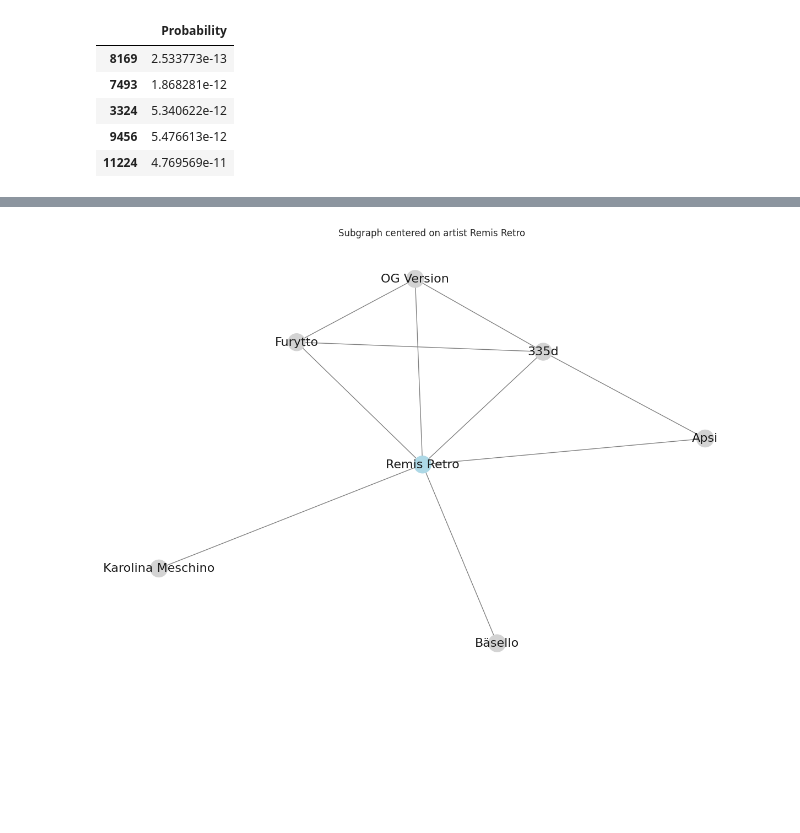
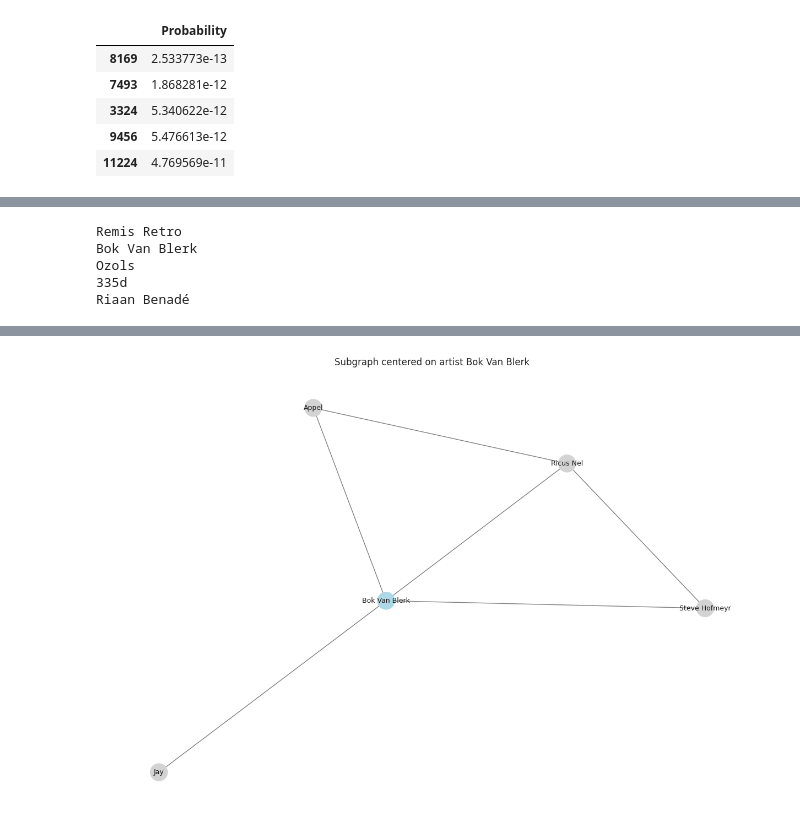
Before and after one commit to Jacky-KH-MOK/MSBD5008_PROJECT, a Jupyter notebook: PROJECT_CODE_Predict.ipynb, the cells around one changed output, grey strips where cells are left out. Cells and saved outputs as stored; diff of their text form; code cells hidden in the pictures; blank space fills up the shorter version.

```diff
--- a/PROJECT_CODE_Predict.ipynb
+++ b/PROJECT_CODE_Predict.ipynb
@@ -506,4 +536,14 @@ show_artist(reverse_mapping[259])
+# %%
+for id in [8169, 7493, 3324, 9456, 11224]:
+    idx = reverse_mapping[id]
+    print(selected_nodes.query("spotify_id == @idx")['name'].iloc[0])
+# %% [output]
+Remis Retro
+Bok Van Blerk
+Ozols
+335d
+Riaan Benadé
 # %%
-show_artist(reverse_mapping[8169])
+show_artist(reverse_mapping[7493])
 # %% [output]
 |  | spotify_id | name | followers | popularity | genres | chart_hits |
@@ -511 +551 @@ show_artist(reverse_mapping[8169])
-[figure, old version]
+[figure, new version]
```
Also changed, not shown: parts of 8 cells of this notebook.
